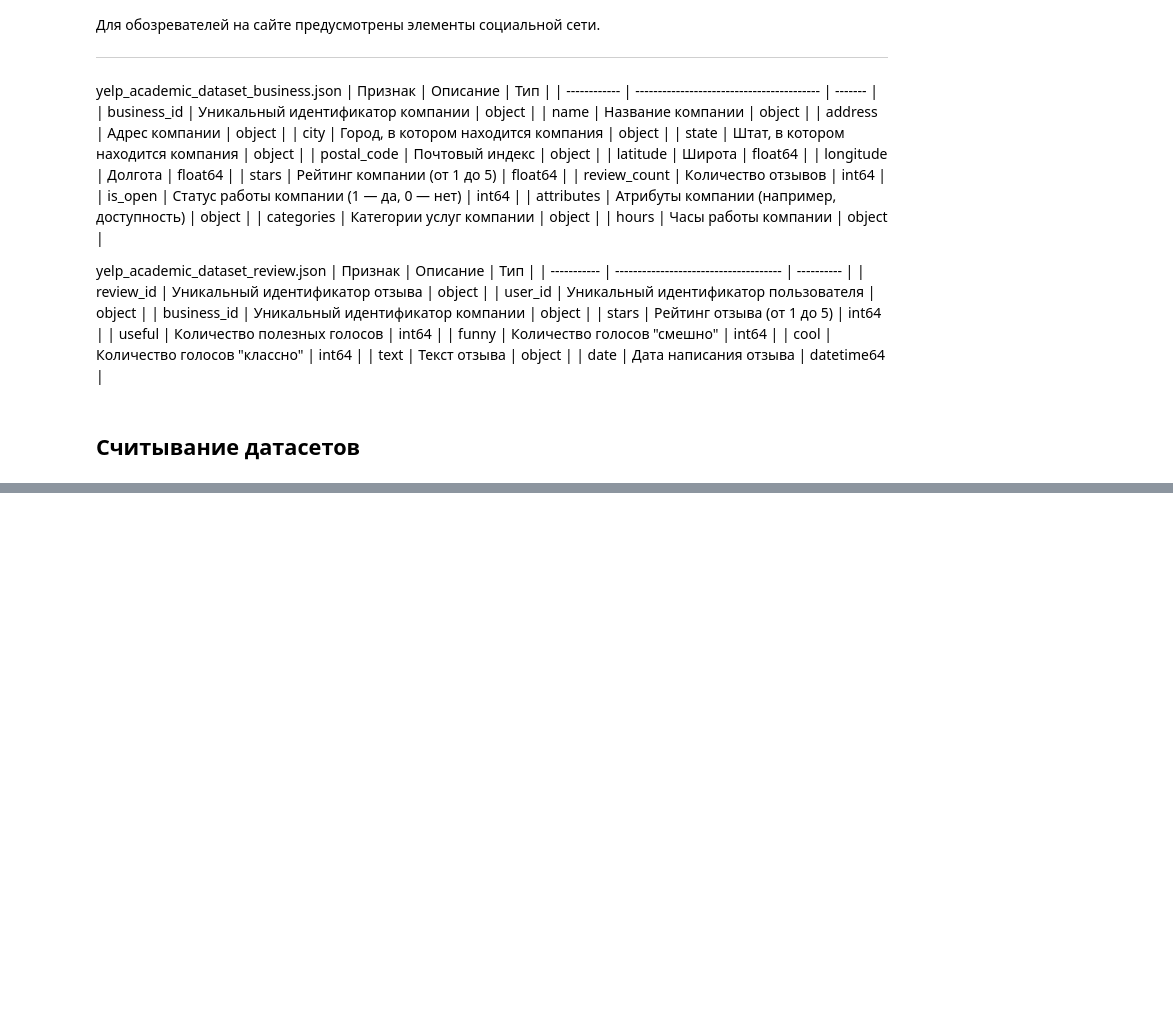
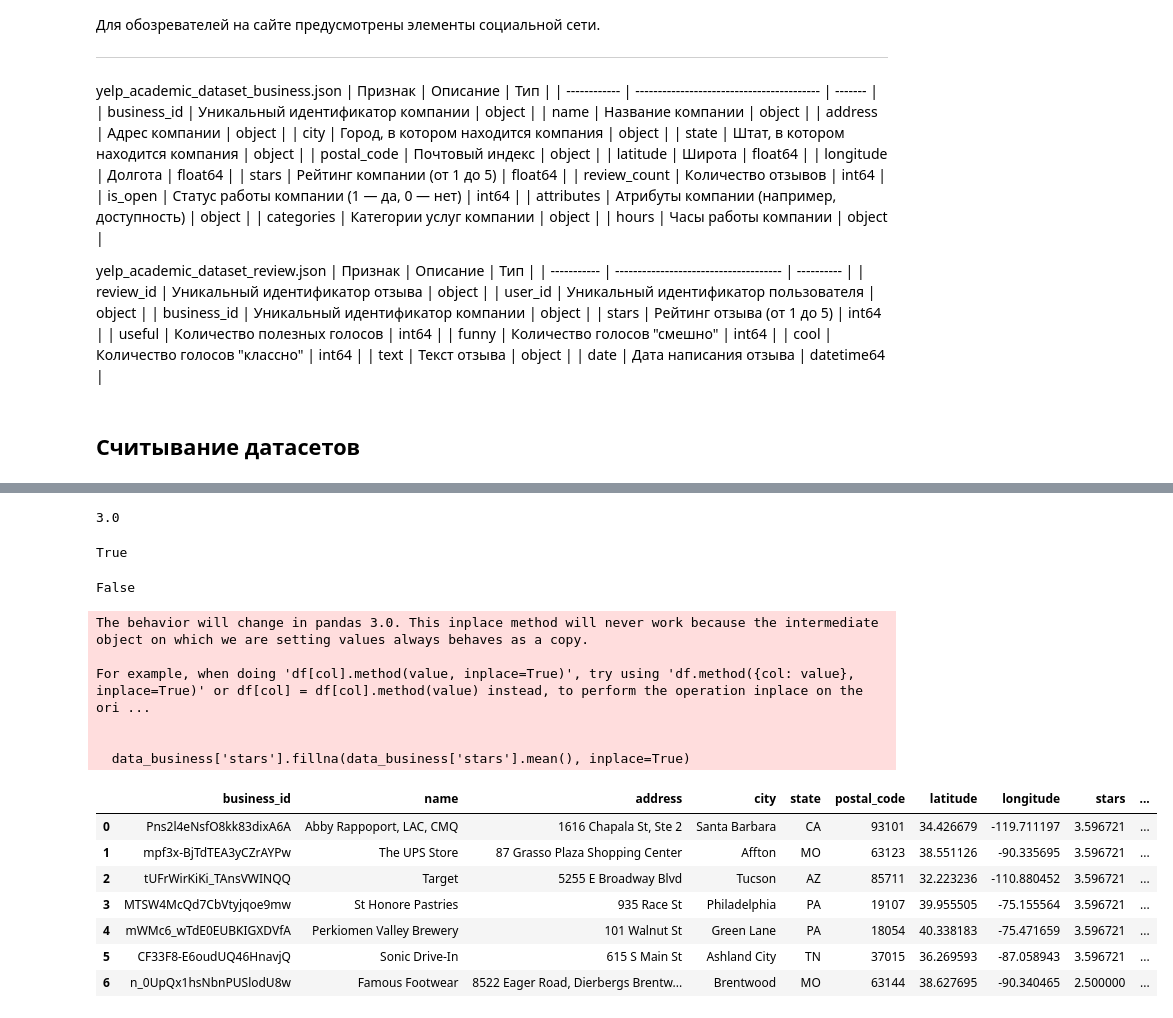
Before and after one commit to cfaring/ait-2025, a Jupyter notebook: lab1/lab1.ipynb, the cells around one changed output, grey strips where cells are left out. Drawn from its saved outputs; the diff is of its cells as text; code cells hidden in the pictures; blank space fills up the shorter version.

```diff
--- a/lab1/lab1.ipynb
+++ b/lab1/lab1.ipynb
@@ -48,0 +73,38 @@ data_business = pd.read_json('yelp_academic_dataset_business.json', lines=True)
+# %%
+# Считывание значения конкретной ячейки
+data_business.at[random.randint(0,100), 'stars']
+# %% [output]
+3.0
+# %%
+# Фильтрация набора данных по какому-либо условию.
+high_rated = data_business[data_business['stars'] > 4.5]
+len(high_rated) < len(data_business)
+# %% [output]
+True
+# %%
+# удаление строк с пропущенными значениями;
+df_dropped = data_business.dropna()
+len(df_dropped) == len(data_business)
+# %% [output]
+False
+# %%
+# заполнение пропущенных значений средним значением по колонке.
+data_business.loc[0:5, 'stars'] = np.nan
+data_business['stars'].fillna(data_business['stars'].mean(), inplace=True)
+
+data_business.head(7)
+# %% [output]
+The behavior will change in pandas 3.0. This inplace method will never work because the intermediate object on which we are setting values always behaves as a copy.
+
+For example, when doing 'df[col].method(value, inplace=True)', try using 'df.method({col: value}, inplace=True)' or df[col] = df[col].method(value) instead, to perform the operation inplace on the ori ...
+
+
+  data_business['stars'].fillna(data_business['stars'].mean(), inplace=True)
+|  | business_id | name | address | city | state | postal_code | latitude | longitude | stars | ... |
+| 0 | Pns2l4eNsfO8kk83dixA6A | Abby Rappoport, LAC, CMQ | 1616 Chapala St, Ste 2 | Santa Barbara | CA | 93101 | 34.426679 | -119.711197 | 3.596721 | ... |
+| 1 | mpf3x-BjTdTEA3yCZrAYPw | The UPS Store | 87 Grasso Plaza Shopping Center | Affton | MO | 63123 | 38.551126 | -90.335695 | 3.596721 | ... |
+| 2 | tUFrWirKiKi_TAnsVWINQQ | Target | 5255 E Broadway Blvd | Tucson | AZ | 85711 | 32.223236 | -110.880452 | 3.596721 | ... |
+| 3 | MTSW4McQd7CbVtyjqoe9mw | St Honore Pastries | 935 Race St | Philadelphia | PA | 19107 | 39.955505 | -75.155564 | 3.596721 | ... |
+| 4 | mWMc6_wTdE0EUBKIGXDVfA | Perkiomen Valley Brewery | 101 Walnut St | Green Lane | PA | 18054 | 40.338183 | -75.471659 | 3.596721 | ... |
+| 5 | CF33F8-E6oudUQ46HnavjQ | Sonic Drive-In | 615 S Main St | Ashland City | TN | 37015 | 36.269593 | -87.058943 | 3.596721 | ... |
+| 6 | n_0UpQx1hsNbnPUSlodU8w | Famous Footwear | 8522 Eager Road, Dierbergs Brentw... | Brentwood | MO | 63144 | 38.627695 | -90.340465 | 2.500000 | ... |
```
Also changed, not shown: parts of 20 cells of this notebook.
